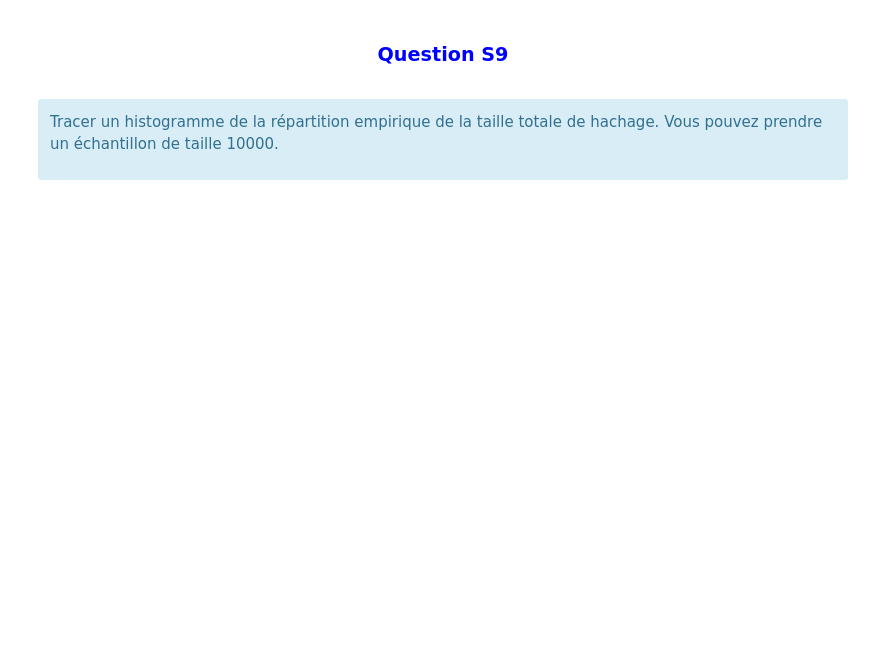
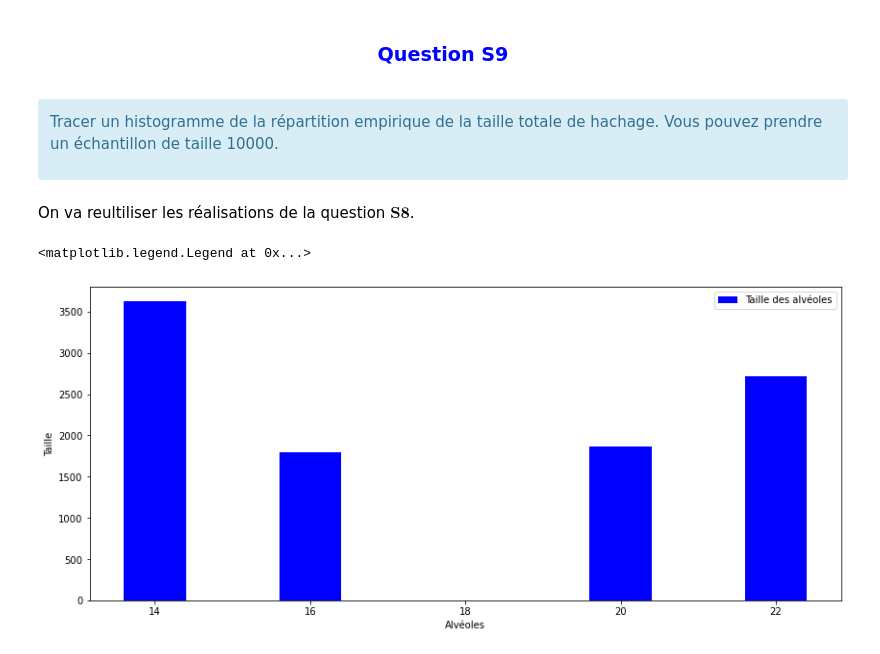
Before and after one commit to YongMOK/MAP361HashTables, a Jupyter notebook: CARVALHO_MOK_8.ipynb, the cells around one changed output. Drawn from its saved outputs; the diff is of its cells as text; code cells hidden in the pictures; blank space fills up the shorter version.

```diff
--- a/CARVALHO_MOK_8.ipynb
+++ b/CARVALHO_MOK_8.ipynb
@@ -535,0 +630,16 @@ On garantira que l'erreur commise est inférieure à $4$, avec probabilité $0.5
+# %%
+nombreRealisations = 10000
+realisations = [0]*nombreRealisations
+
+donnees = [[5,8], [0,0], [3,1], [10,5], [6,2], [1,5], [4,7], [2,2], [10,7], [5,4]]
+nombreAlveoles = 11
+
+for i in range(nombreRealisations):
+    a = npr.choice(nombreAlveoles)
+    fonctionHachage = lambda d : (d[0] + d[1]*a)%nombreAlveoles
+    tailleAlveoles = calculerTailleAlveoles(donnees, fonctionHachage, nombreAlveoles)
+    for j in range(nombreAlveoles):
+        realisations[i] += tailleAlveoles[j]**2
+
+esperanceTailleTotale = np.mean(realisations)
+print(esperanceTailleTotale)
@@ -541,3 +653,19 @@ On garantira que l'erreur commise est inférieure à $4$, avec probabilité $0.5
 Tracer un histogramme de la répartition empirique de la taille totale de hachage. Vous pouvez prendre un échantillon de taille 10000.
 
 </div>
+# %% [markdown]
+On va reultiliser les réalisations de la question $\textbf{S8}$.
+# %%
+valeurs, frequence = np.unique(realisations, return_counts=True)
+
+x = valeurs#répresente chaque alvéole(axe x)
+y = frequence#répresente la taille de chaque alvéole(axe y)
+
+plt.figure(figsize=(14,6))
+plt.bar(x, y, color='blue', label = 'Taille des alvéoles')
+plt.xlabel("Alvéoles")
+plt.ylabel("Taille")
+plt.legend()
+# %% [output]
+<matplotlib.legend.Legend at 0x...>
+[figure, added]
```
Also changed, not shown: parts of 13 cells of this notebook.
